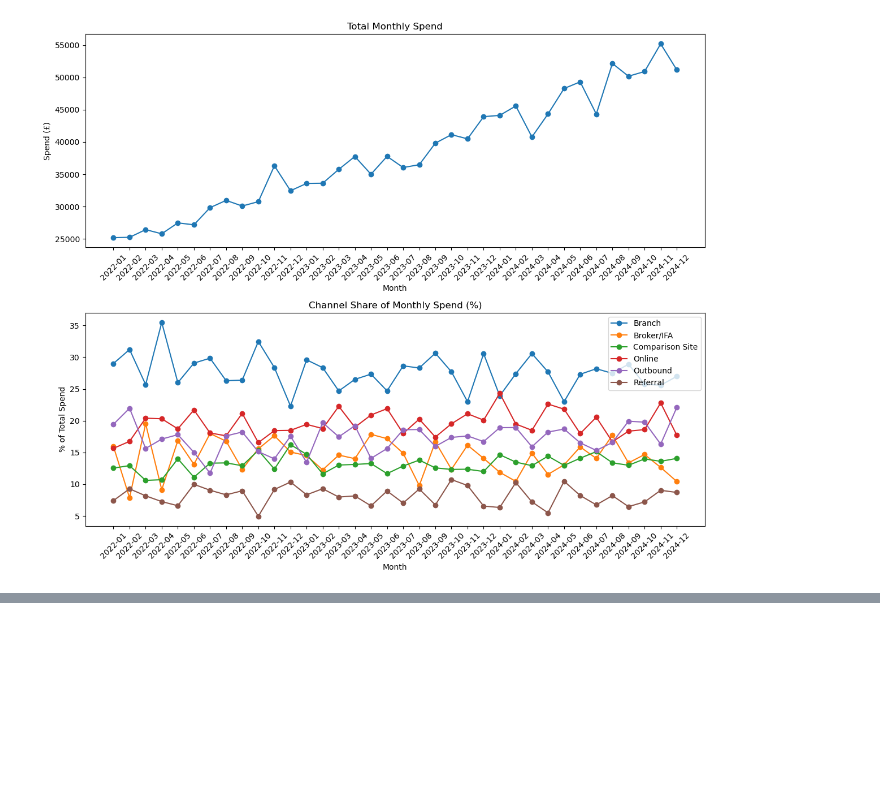
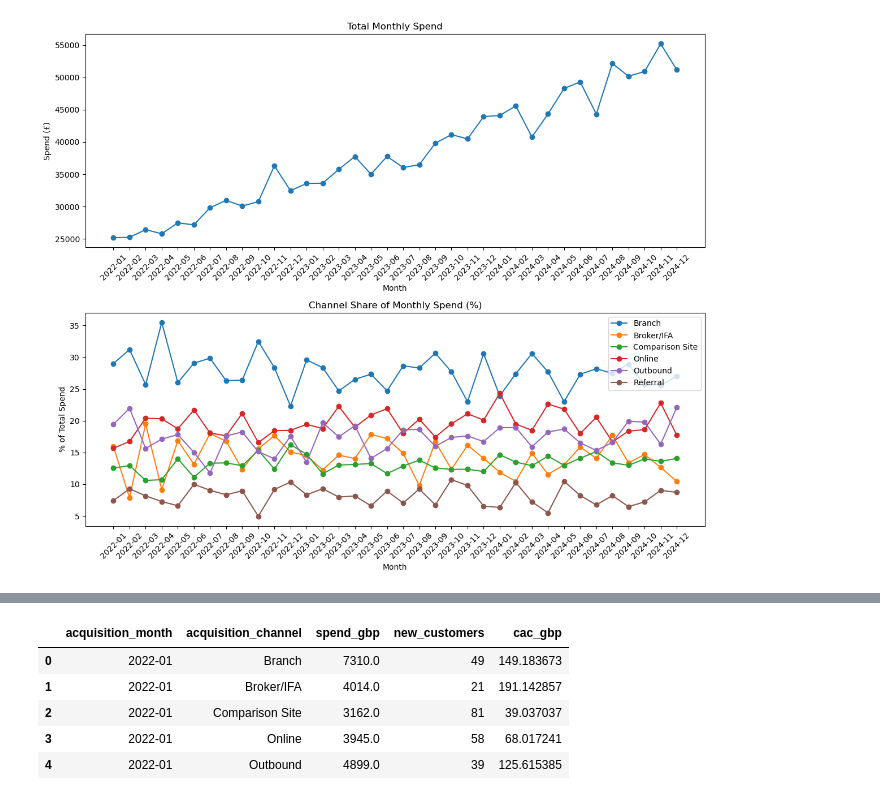
Before and after one commit to geraintmelville/moneycraft_project, a Jupyter notebook: Geraint.ipynb, the cells around one changed output, grey strips where cells are left out. Cells and saved outputs as stored; diff of their text form; code cells hidden in the pictures; blank space fills up the shorter version.

```diff
--- a/Geraint.ipynb
+++ b/Geraint.ipynb
@@ -152,0 +125,4 @@ plt.show()
+# %%
+# Aggregate total volume of new sign-ups per month per channel
+acquisition_counts = cohorts.groupby(['acquisition_month', 'acquisition_channel']).size().reset_index(name='new_customers')
+acquisition_counts.head()
@@ -152,0 +136,7 @@ plt.show()
+# %%
+# Standardize column names for clean merging
+spend_df = spend_df.rename(columns={'channel': 'acquisition_channel', 'month': 'acquisition_month'})
+# %%
+# Merge spend data with acquisition numbers
+cac_summary = pd.merge(spend_df, acquisition_counts, on=['acquisition_month', 'acquisition_channel'], how='left')
+cac_summary.head()
@@ -152,0 +150,14 @@ plt.show()
+# %%
+# Fill any NaN values if a channel had spend but zero acquisitions in a month
+cac_summary['new_customers'] = cac_summary['new_customers'].fillna(0)
+# %%
+# Compute the Customer Acquisition Cost (CAC) - The price per customer for each channel, for each month
+cac_summary['cac_gbp'] = cac_summary['spend_gbp'] / cac_summary['new_customers']
+cac_summary.head()
+# %% [output]
+|  | acquisition_month | acquisition_channel | spend_gbp | new_customers | cac_gbp |
+| 0 | 2022-01 | Branch | 7310.0 | 49 | 149.183673 |
+| 1 | 2022-01 | Broker/IFA | 4014.0 | 21 | 191.142857 |
+| 2 | 2022-01 | Comparison Site | 3162.0 | 81 | 39.037037 |
+| 3 | 2022-01 | Online | 3945.0 | 58 | 68.017241 |
+| 4 | 2022-01 | Outbound | 4899.0 | 39 | 125.615385 |
```
Also changed, not shown: parts of 18 cells of this notebook, 1 other file.
